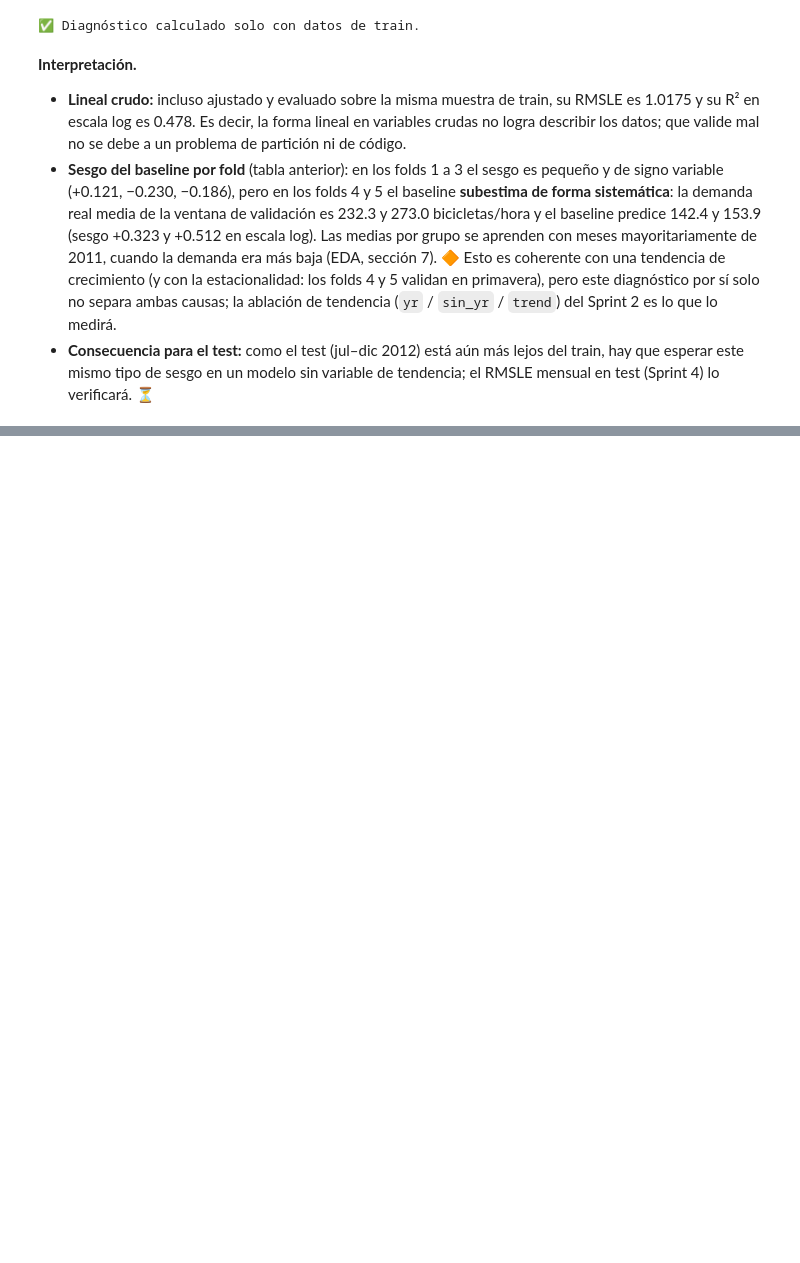
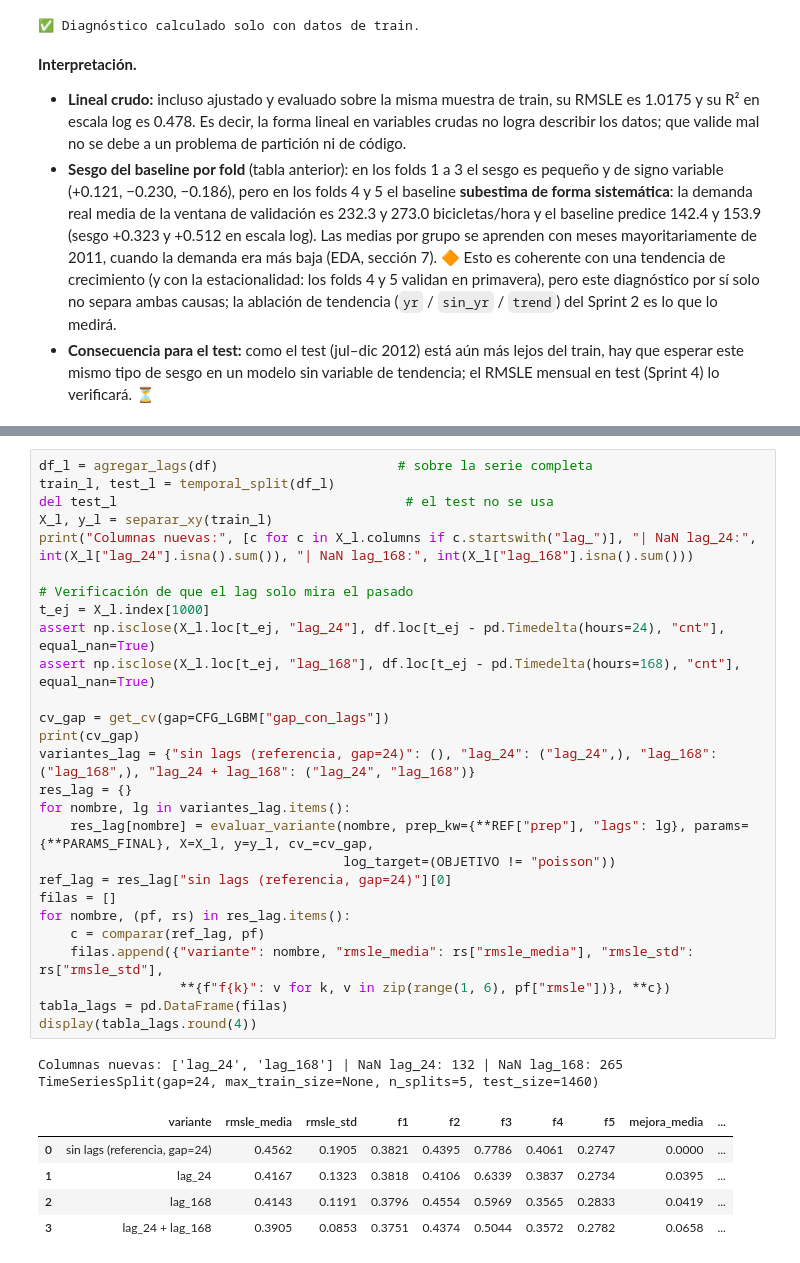
Before and after one commit to Joan-Riveros/bike-sharing-ml, a Jupyter notebook: notebooks/03_modelado_supervisado.ipynb, the cells around one changed output, grey strips where cells are left out. Drawn from its saved outputs; the diff is of its cells as text; blank space fills up the shorter version.

```diff
--- a/notebooks/03_modelado_supervisado.ipynb
+++ b/notebooks/03_modelado_supervisado.ipynb
@@ -304,0 +707,35 @@ LightGBM sobre `log1p(cnt)` con `build_preprocessor()`, tuning con `RandomizedSe
+# %%
+df_l = agregar_lags(df)                       # sobre la serie completa
+train_l, test_l = temporal_split(df_l)
+del test_l                                     # el test no se usa
+X_l, y_l = separar_xy(train_l)
+print("Columnas nuevas:", [c for c in X_l.columns if c.startswith("lag_")], "| NaN lag_24:", int(X_l["lag_24"].isna().sum()), "| NaN lag_168:", int(X_l["lag_168"].isna().sum()))
+
+# Verificación de que el lag solo mira el pasado
+t_ej = X_l.index[1000]
+assert np.isclose(X_l.loc[t_ej, "lag_24"], df.loc[t_ej - pd.Timedelta(hours=24), "cnt"], equal_nan=True)
+assert np.isclose(X_l.loc[t_ej, "lag_168"], df.loc[t_ej - pd.Timedelta(hours=168), "cnt"], equal_nan=True)
+
+cv_gap = get_cv(gap=CFG_LGBM["gap_con_lags"])
+print(cv_gap)
+variantes_lag = {"sin lags (referencia, gap=24)": (), "lag_24": ("lag_24",), "lag_168": ("lag_168",), "lag_24 + lag_168": ("lag_24", "lag_168")}
+res_lag = {}
+for nombre, lg in variantes_lag.items():
+    res_lag[nombre] = evaluar_variante(nombre, prep_kw={**REF["prep"], "lags": lg}, params={**PARAMS_FINAL}, X=X_l, y=y_l, cv_=cv_gap,
+                                       log_target=(OBJETIVO != "poisson"))
+ref_lag = res_lag["sin lags (referencia, gap=24)"][0]
+filas = []
+for nombre, (pf, rs) in res_lag.items():
+    c = comparar(ref_lag, pf)
+    filas.append({"variante": nombre, "rmsle_media": rs["rmsle_media"], "rmsle_std": rs["rmsle_std"],
+                  **{f"f{k}": v for k, v in zip(range(1, 6), pf["rmsle"])}, **c})
+tabla_lags = pd.DataFrame(filas)
+display(tabla_lags.round(4))
+# %% [output]
+Columnas nuevas: ['lag_24', 'lag_168'] | NaN lag_24: 132 | NaN lag_168: 265
+TimeSeriesSplit(gap=24, max_train_size=None, n_splits=5, test_size=1460)
+|  | variante | rmsle_media | rmsle_std | f1 | f2 | f3 | f4 | f5 | mejora_media | ... |
+| 0 | sin lags (referencia, gap=24) | 0.4562 | 0.1905 | 0.3821 | 0.4395 | 0.7786 | 0.4061 | 0.2747 | 0.0000 | ... |
+| 1 | lag_24 | 0.4167 | 0.1323 | 0.3818 | 0.4106 | 0.6339 | 0.3837 | 0.2734 | 0.0395 | ... |
+| 2 | lag_168 | 0.4143 | 0.1191 | 0.3796 | 0.4554 | 0.5969 | 0.3565 | 0.2833 | 0.0419 | ... |
+| 3 | lag_24 + lag_168 | 0.3905 | 0.0853 | 0.3751 | 0.4374 | 0.5044 | 0.3572 | 0.2782 | 0.0658 | ... |
```
Also changed, not shown: parts of 58 cells of this notebook, 5 other files.
